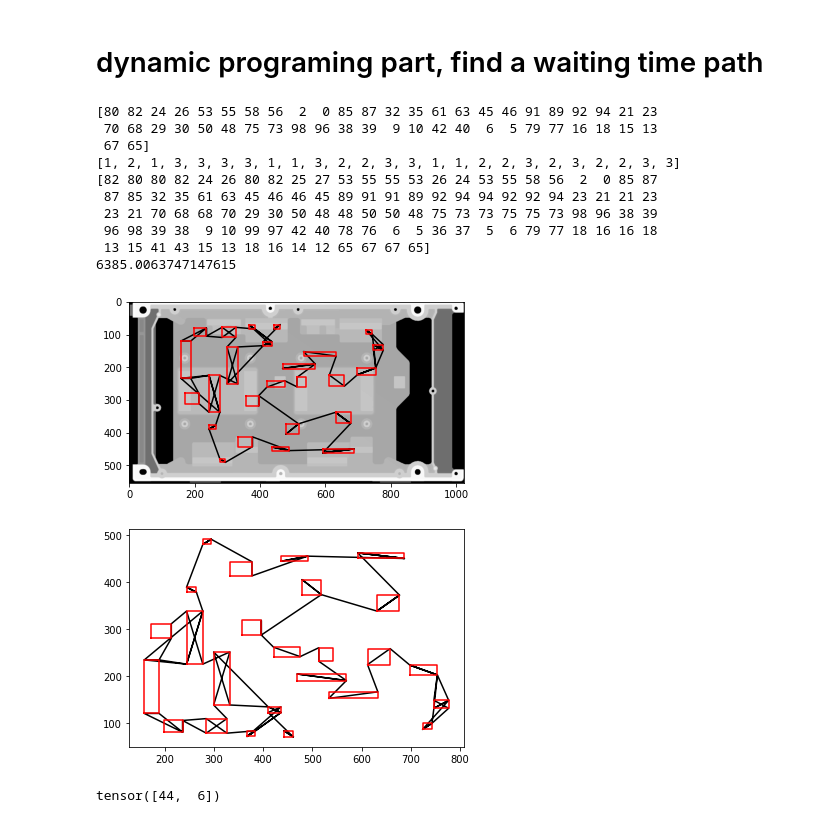
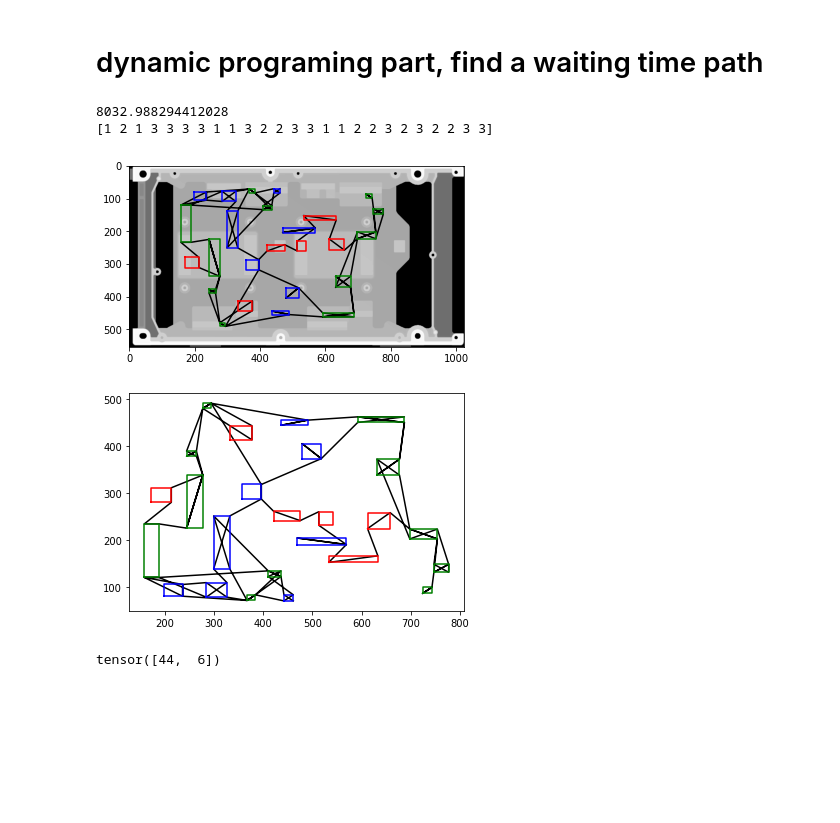
Before and after one commit to danny3125/dynamic_time_best_R, a Jupyter notebook: dynamic_HPN_R/main_training.ipynb, the cells around one changed output. Saved outputs shown, nothing was run; the diff lists cells and outputs as text; code cells hidden in the pictures; blank space fills up the shorter version.

```diff
--- a/dynamic_HPN_R/main_training.ipynb
+++ b/dynamic_HPN_R/main_training.ipynb
@@ -263,14 +263,14 @@ class HPN(nn.Module):
             context = context.reshape(-1, self.dim)
             Transcontext = Transcontext.reshape(-1, self.dim)
 
-            context = self.r1 * self.W1(context)\
-                + (1-self.r1) * F.relu(self.agg_1(context/(self.city_size-1)))
+#             context = self.r1 * self.W1(context)\
+#                 + (1-self.r1) * F.relu(self.agg_1(context/(self.city_size-1)))
 
-            context = self.r2 * self.W2(context)\
-                + (1-self.r2) * F.relu(self.agg_2(context/(self.city_size-1)))
+#             context = self.r2 * self.W2(context)\
+#                 + (1-self.r2) * F.relu(self.agg_2(context/(self.city_size-1)))
 
-            context = self.r3 * self.W3(context)\
-                + (1-self.r3) * F.relu(self.agg_3(context/(self.city_size-1)))
+#             context = self.r3 * self.W3(context)\
+#                 + (1-self.r3) * F.relu(self.agg_3(context/(self.city_size-1)))
             h0 = self.h0.unsqueeze(0).expand(self.batch_size, self.dim)
             c0 = self.c0.unsqueeze(0).expand(self.batch_size, self.dim)
 
@@ -287,7 +287,7 @@ class HPN(nn.Module):
         # query vector
         q = h
         # pointer
-        u1, _ = self.pointer(q, context)
+#         u1, _ = self.pointer(q, context)
         u2 ,_ = self.TransPointer(q,Transcontext)
         # Avg Agg between the two attention vectors
         u = u2 #torch.maximum(u1,u2)
@@ -458,6 +458,7 @@ for epoch in range(0, n_epoch):
     X_temp = torch.FloatTensor(X_temp)
     f_temp = input_handler('10&15data/25_chips/25_1.json')
     X = X_temp.repeat(B,1,1)
+    print('X_shape = ', X.shape)
     if torch.cuda.is_available():
         X = X.cuda()
     path_gazebo = []
@@ -471,6 +472,7 @@ for epoch in range(0, n_epoch):
         logprobs = 0
         reward = 0
         Y = X.view(B,size,2)
+        print('Y.shape = ',Y.shape)
         x = torch.zeros(B,2)#Y[:,0,:] #set the first point to x
         h = None
         c = None
@@ -530,7 +532,8 @@ for epoch in range(0, n_epoch):
         if i % 1 == 0:
             print("record the last path to gazebo for showing up")
             #starting to show the path on simulated enviroment of cnc_machine
-            the_resent_path = temp.zig_zag_path(path_gazebo)
+            visit_time = [1]*25
+            the_resent_path = temp.zig_zag_path(path_gazebo,visit_time)
             print(path_gazebo)
             data = {'path':the_resent_path}
             data_1 = {'corners':path_gazebo}
@@ -634,12 +639,13 @@ def pair_recpath(index):
 # %%
 import copy
 data_dimension = 4
-waiting_time = 150
+waiting_time = 300
 ROI_num = 25
+
+# set up part
 idx_recorder = torch.tensor(idx_recorder)
 idx_list = idx_recorder.tolist()
 idx_list_np = np.array(idx_list)
-print(idx_list_np)
 rec_type = rectangle_type(idx_list)
 reward_recorder = []
 data_generate = input_handler('10&15data/25_chips/25_1.json')
@@ -653,56 +659,48 @@ max_visit_time = max(visit_time)
 visit_time_rec = [1]*ROI_num
 total_reward = None
 for i in range(2,max_visit_time+1):
-    for rectangle_path in data_visit:
+    for rectangle_temp in idx_recorder[0::2]:
         less_cost_idx = None
+        rectangle_path = data_visit[int(rectangle_temp/4)]
         if rectangle_path[0][data_dimension-1] >= i:
             corner = 0
             inter_leave_perform = []
             for path in rectangle_path:
                 idx_list = idx_list_np.tolist()
                 index = [path[data_dimension-2]*4+corner]
                 index = pair_recpath(index)
                 perform_buffer = [0]*int(len(idx_list)/2)
                 for j in range(0,len(idx_list),2):
                     idx_list = idx_list_np.tolist()
                     idx_list.insert(j,index[0])
                     idx_list.insert(j+1,index[1])
                     # start to calculate the total reward
                     reward_record = calculate_distance(idx_list,eucli_data)
                     visit_time_rec[int(index[0]/4)] += 1
                     extra_time = calculate_wait_time(idx_list,reward_record,waiting_time,visit_time_rec)
                     perform_buffer[int(j/2)] = reward_record[-1] + extra_time
                     visit_time_rec[int(index[0]/4)] -= 1
                 min_reward = min(perform_buffer)
                 inter_leave_perform.append([min_reward,perform_buffer.index(min_reward),index])
                 corner+=1
             inter_leave_perform = sorted(inter_leave_perform, key=lambda x: x[0])
             total_reward = inter_leave_perform[0][0]
             less_cost_idx = inter_leave_perform[0][1]*2
             idx_list_np = np.insert(idx_list_np, less_cost_idx, inter_leave_perform[0][2][0])
             idx_list_np = np.insert(idx_list_np, less_cost_idx+1, inter_leave_perform[0][2][1])
             visit_time_rec[int(inter_leave_perform[0][2][0]/4)] += 1
-print(visit_time_rec)
-print(idx_list_np)
 print(total_reward)
+print(visit_time)
 idx_path_gazebo = []
 for idx1,idx2 in zip(idx_list_np[0::2], idx_list_np[1::2]):
     idx_path_gazebo.append([idx1,idx2])
-the_resent_path = data_generate.zig_zag_path(idx_path_gazebo)
-the_resent_path = data_generate.zig_zag_path(idx_path_gazebo)
+the_resent_path = data_generate.zig_zag_path(idx_path_gazebo,visit_time)
+the_resent_path = data_generate.zig_zag_path(idx_path_gazebo,visit_time)
 # %% [output]
-[80 82 24 26 53 55 58 56  2  0 85 87 32 35 61 63 45 46 91 89 92 94 21 23
- 70 68 29 30 50 48 75 73 98 96 38 39  9 10 42 40  6  5 79 77 16 18 15 13
- 67 65]
-[1, 2, 1, 3, 3, 3, 3, 1, 1, 3, 2, 2, 3, 3, 1, 1, 2, 2, 3, 2, 3, 2, 2, 3, 3]
-[82 80 80 82 24 26 80 82 25 27 53 55 55 53 26 24 53 55 58 56  2  0 85 87
- 87 85 32 35 61 63 45 46 46 45 89 91 91 89 92 94 94 92 92 94 23 21 21 23
- 23 21 70 68 68 70 29 30 50 48 48 50 50 48 75 73 73 75 75 73 98 96 38 39
- 96 98 39 38  9 10 99 97 42 40 78 76  6  5 36 37  5  6 79 77 18 16 16 18
- 13 15 41 43 15 13 18 16 14 12 65 67 67 65]
-6385.0063747147615
+8032.988294412028
+[1 2 1 3 3 3 3 1 1 3 2 2 3 3 1 1 2 2 3 2 3 2 2 3 3]
-[figure, old version]
+[figure, new version]
-[figure, old version]
+[figure, new version]
 # %%
 import torch
 index = int(9.34)
```
Also changed, not shown: parts of 1 cell of this notebook, 10 other files.
